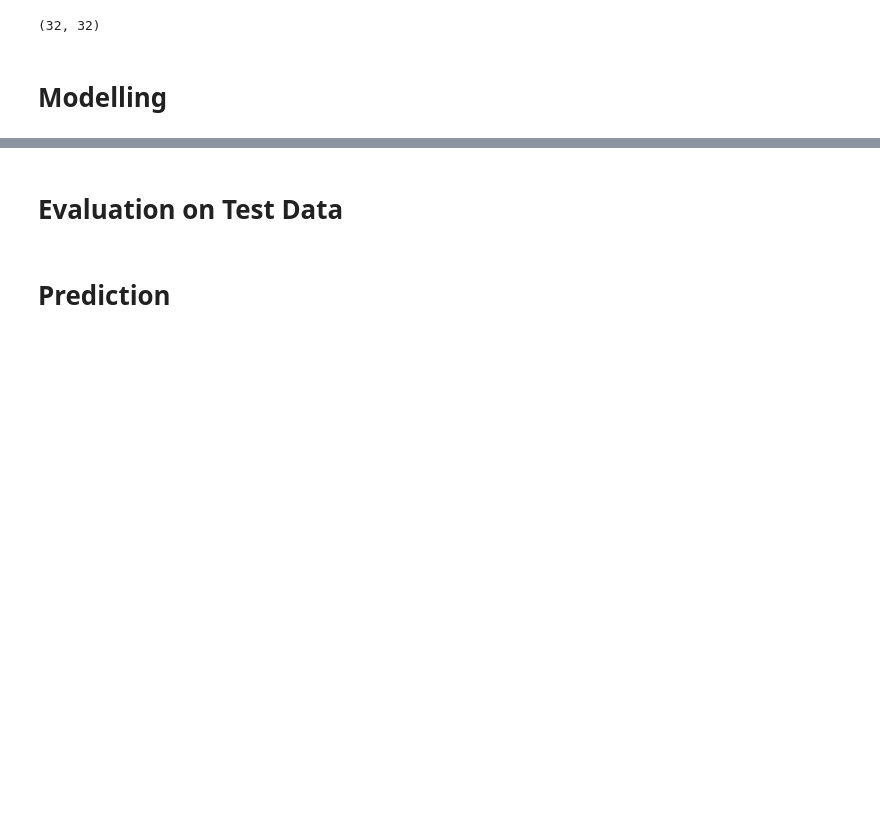
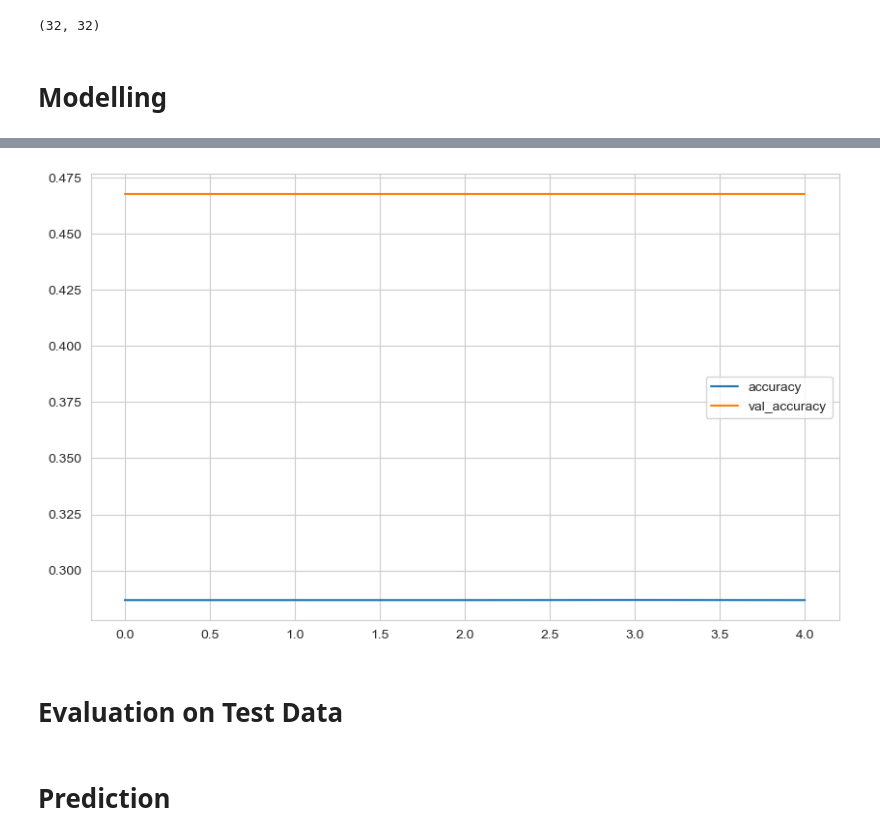
Before and after one commit to iceyisaak/dl_project01_cnn-cat-dog-classification, a Jupyter notebook: CNN_Project_Image_Classification_with_CNN_(catdogclassifier)_Student.ipynb, the cells around one changed output, grey strips where cells are left out. Cells and saved outputs as stored; diff of their text form; code cells hidden in the pictures; blank space fills up the shorter version.

```diff
--- a/CNN_Project_Image_Classification_with_CNN_(catdogclassifier)_Student.ipynb
+++ b/CNN_Project_Image_Classification_with_CNN_(catdogclassifier)_Student.ipynb
@@ -484,3 +508,8 @@ Epoch 3/10
+# %%
+summary[["accuracy", "val_accuracy"]].plot()
+plt.show()
+# %% [output]
+[figure, added]
 # %% [markdown]
 # Evaluation on Test Data
 # %% [markdown]
```
Also changed, not shown: parts of 8 cells of this notebook.
